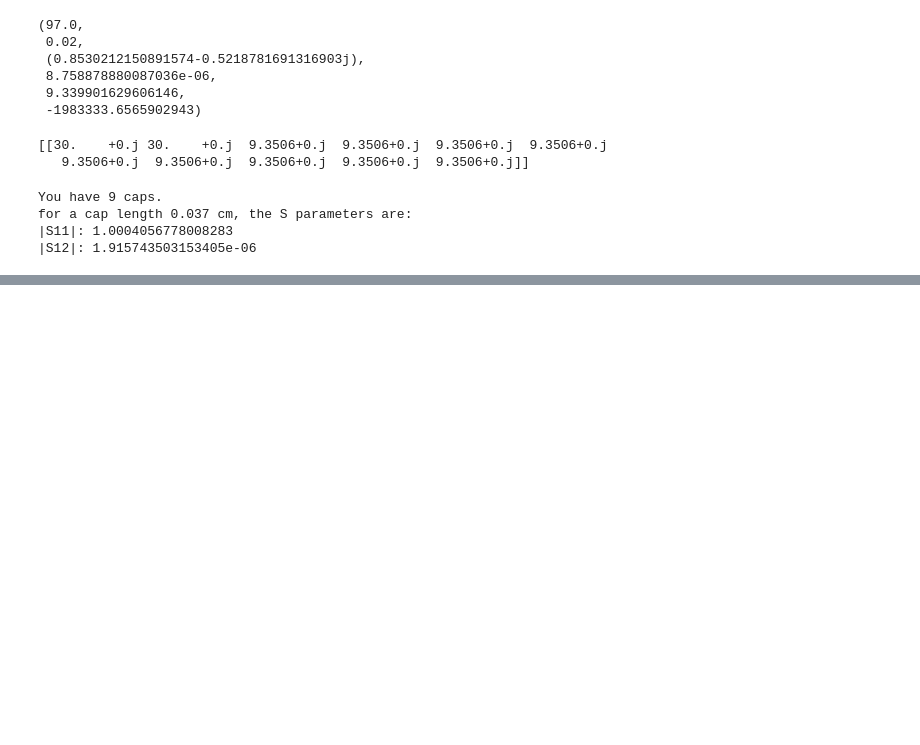
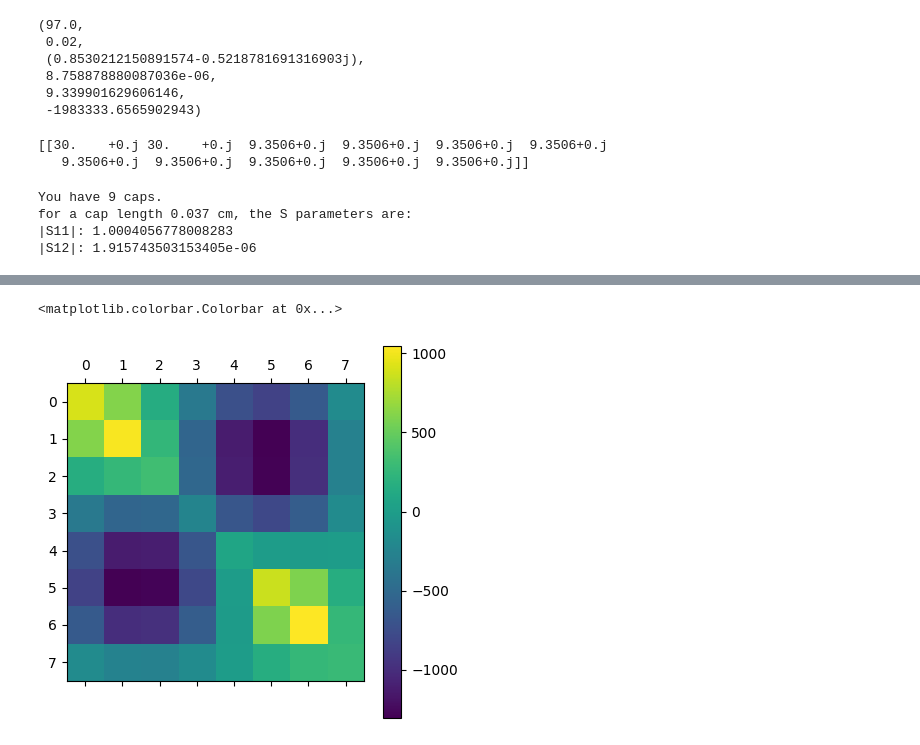
Before and after one commit to vandelij/TWA_circuit, a Jupyter notebook: Ricardo_Ispired.ipynb, the cells around one changed output, grey strips where cells are left out. Cells and saved outputs as stored; diff of their text form; code cells hidden in the pictures; blank space fills up the shorter version.

```diff
--- a/Ricardo_Ispired.ipynb
+++ b/Ricardo_Ispired.ipynb
@@ -417,0 +471,8 @@ for a cap length 0.037 cm, the S parameters are:
+# %%
+# antenna z matrix
+zant = rf.s2z(antnet1.s[:, 3:, 3:])[0]
+plt.matshow(np.imag(zant))
+plt.colorbar()
+# %% [output]
+<matplotlib.colorbar.Colorbar at 0x...>
+[figure, added]
```
Also changed, not shown: parts of 6 cells of this notebook.
